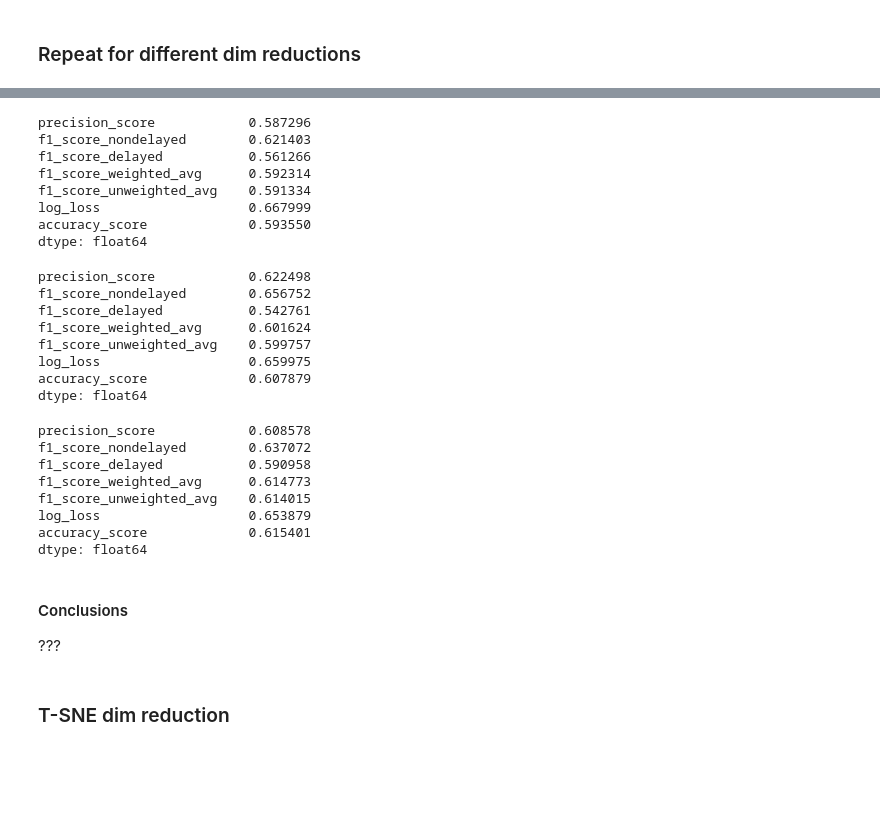
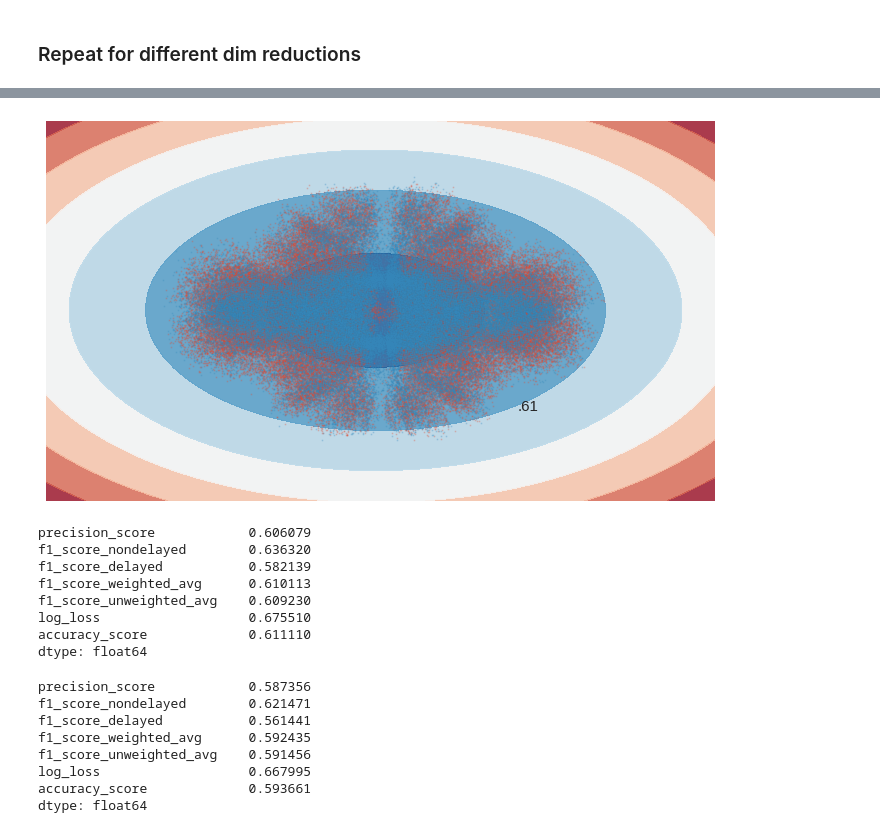
Before and after one commit to pligor/dme, a Jupyter notebook: george/09_optimizing_classifiers.ipynb, the cells around one changed output, grey strips where cells are left out. Cells and saved outputs as stored; diff of their text form; code cells hidden in the pictures; blank space fills up the shorter version.

```diff
--- a/george/09_optimizing_classifiers.ipynb
+++ b/george/09_optimizing_classifiers.ipynb
@@ -209,41 +173,0 @@ dtype: float64
-# %%
-scores, XX_lowdim, yy_lowdim = rbfPCAkernelAndScore(n_components=3)
-scores
-# %% [output]
-precision_score            0.587296
-f1_score_nondelayed        0.621403
-f1_score_delayed           0.561266
-f1_score_weighted_avg      0.592314
-f1_score_unweighted_avg    0.591334
-log_loss                   0.667999
-accuracy_score             0.593550
-dtype: float64
-# %%
-scores, XX_lowdim, yy_lowdim = rbfPCAkernelAndScore(n_components=4)
-scores
-# %% [output]
-precision_score            0.622498
-f1_score_nondelayed        0.656752
-f1_score_delayed           0.542761
-f1_score_weighted_avg      0.601624
-f1_score_unweighted_avg    0.599757
-log_loss                   0.659975
-accuracy_score             0.607879
-dtype: float64
-# %%
-scores, XX_lowdim, yy_lowdim = rbfPCAkernelAndScore(n_components=5)
-scores
-# %% [output]
-precision_score            0.608578
-f1_score_nondelayed        0.637072
-f1_score_delayed           0.590958
-f1_score_weighted_avg      0.614773
-f1_score_unweighted_avg    0.614015
-log_loss                   0.653879
-accuracy_score             0.615401
-dtype: float64
-# %% [markdown]
-#### Conclusions
-???
-# %% [markdown]
-### T-SNE dim reduction
@@ -251,0 +174,25 @@ Xsub, ysub = subsample_keeping_class_proportions(XX=XX, yy=yy, nn=6000, seed=ran
+# %%
+scoreWithDimReduction(n_components=2,
+    clf=clf, target_col=target_col, random_state=random_state)
+# %% [output]
+[figure, added]
+precision_score            0.606079
+f1_score_nondelayed        0.636320
+f1_score_delayed           0.582139
+f1_score_weighted_avg      0.610113
+f1_score_unweighted_avg    0.609230
+log_loss                   0.675510
+accuracy_score             0.611110
+dtype: float64
+# %%
+scoreWithDimReduction(n_components=3,
+    clf=clf, target_col=target_col, random_state=random_state)
+# %% [output]
+precision_score            0.587356
+f1_score_nondelayed        0.621471
+f1_score_delayed           0.561441
+f1_score_weighted_avg      0.592435
+f1_score_unweighted_avg    0.591456
+log_loss                   0.667995
+accuracy_score             0.593661
+dtype: float64
```
Also changed, not shown: parts of 28 cells of this notebook, 8 other files.
